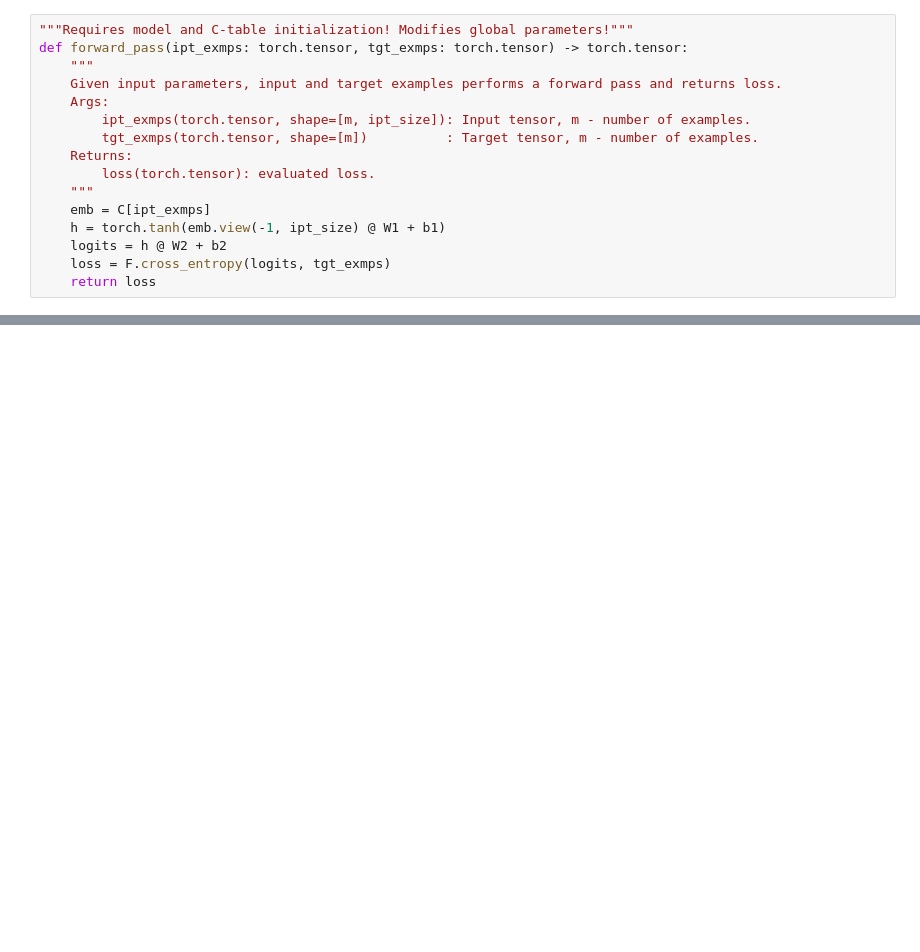
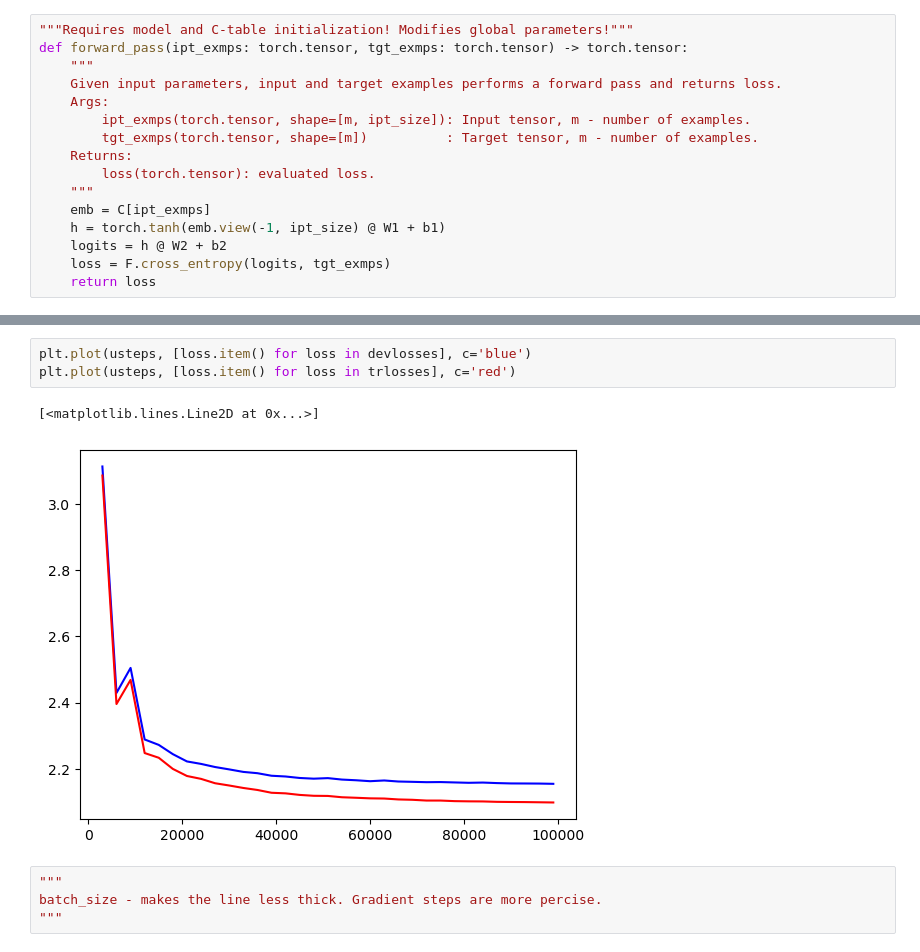
Before and after one commit to yarchickkk/makemore, a Jupyter notebook: mlp.ipynb, the cells around one changed output, grey strips where cells are left out. Saved outputs shown, nothing was run; the diff lists cells and outputs as text; blank space fills up the shorter version.

```diff
--- a/mlp.ipynb
+++ b/mlp.ipynb
@@ -161,0 +196,10 @@ devop: 2.5527639389038086
+# %%
+plt.plot(usteps, [loss.item() for loss in devlosses], c='blue')
+plt.plot(usteps, [loss.item() for loss in trlosses], c='red')
+# %% [output]
+[<matplotlib.lines.Line2D at 0x...>]
+[figure, added]
+# %%
+"""
+batch_size - makes the line less thick. Gradient steps are more percise.
+"""
```
Also changed, not shown: parts of 10 cells of this notebook.
